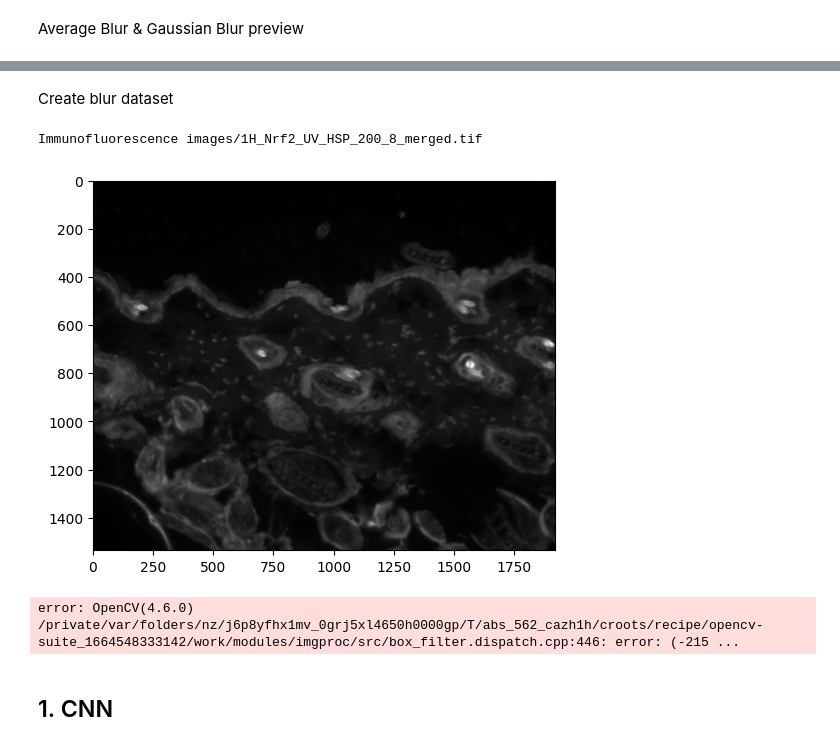
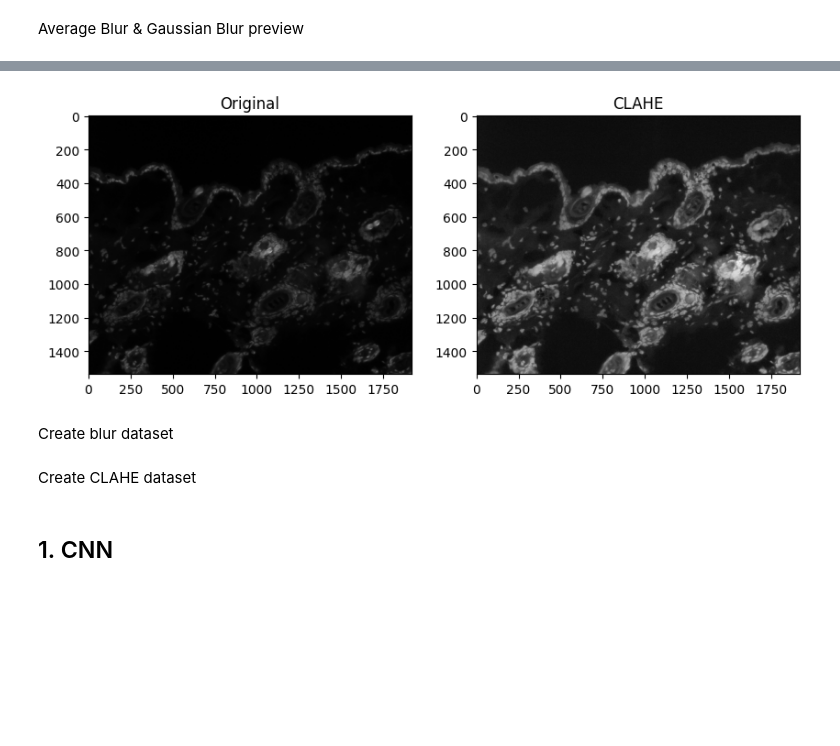
Before and after one commit to cusniwtt/automatic-cell-counting-in-immunofluorescence-tissue, a Jupyter notebook: deblur.ipynb, the cells around one changed output, grey strips where cells are left out. Cells and saved outputs as stored; diff of their text form; code cells hidden in the pictures; blank space fills up the shorter version.

```diff
--- a/deblur.ipynb
+++ b/deblur.ipynb
@@ -56,13 +57,18 @@ plt.show()
+# %%
+clahe = cv2.createCLAHE(clipLimit=8.0, tileGridSize=(8,8)).apply(img)
+
+fig = plt.figure(10, (10,10))
+ax = fig.add_subplot(1, 2, 1)
+ax.imshow(img, cmap='gray')
+ax.set_title('Original')
+ax = fig.add_subplot(1, 2, 2)
+ax.imshow(clahe, cmap='gray')
+ax.set_title('CLAHE')
+plt.show()
+# %% [output]
+[figure, added]
 # %% [markdown]
 Create blur dataset
-# %%
-print(origin_paths[96])
-img = cv2.imread(origin_paths[96], 0)
-g = cv2.blur(img, (5,5), 0)
-plot = plt.imshow(g, cmap='gray')
-# %% [output]
-Immunofluorescence images/1H_Nrf2_UV_HSP_200_8_merged.tif
-[figure, removed]
 # %%
 for path in tqdm(origin_paths):
     img = cv2.imread(path, 0)
@@ -70,10 +76,10 @@ for path in tqdm(origin_paths):
     gss_blur = cv2.GaussianBlur(img, (5,5), 0)
 
     img_name = path[26:-4]
-    avg_path = 'Blur images/Average Blur/' + img_name + '.png'
-    gss_path = 'Blur images/Gaussian Blur/' + img_name + '.png'
+    avg_path = 'Blur images/Average Blur/' + img_name + '_avg_blur.png'
+    gss_path = 'Blur images/Gaussian Blur/' + img_name + '_gss_blur.png'
 
     cv2.imwrite(avg_path, avg_blur)
     cv2.imwrite(gss_path, gss_blur)
-# %% [output]
-error: OpenCV(4.6.0) /private/var/folders/nz/j6p8yfhx1mv_0grj5xl4650h0000gp/T/abs_562_cazh1h/croots/recipe/opencv-suite_1664548333142/work/modules/imgproc/src/box_filter.dispatch.cpp:446: error: (-215 ...
+# %% [markdown]
+Create CLAHE dataset
```
Also changed, not shown: parts of 38 cells of this notebook, 2 other files.
